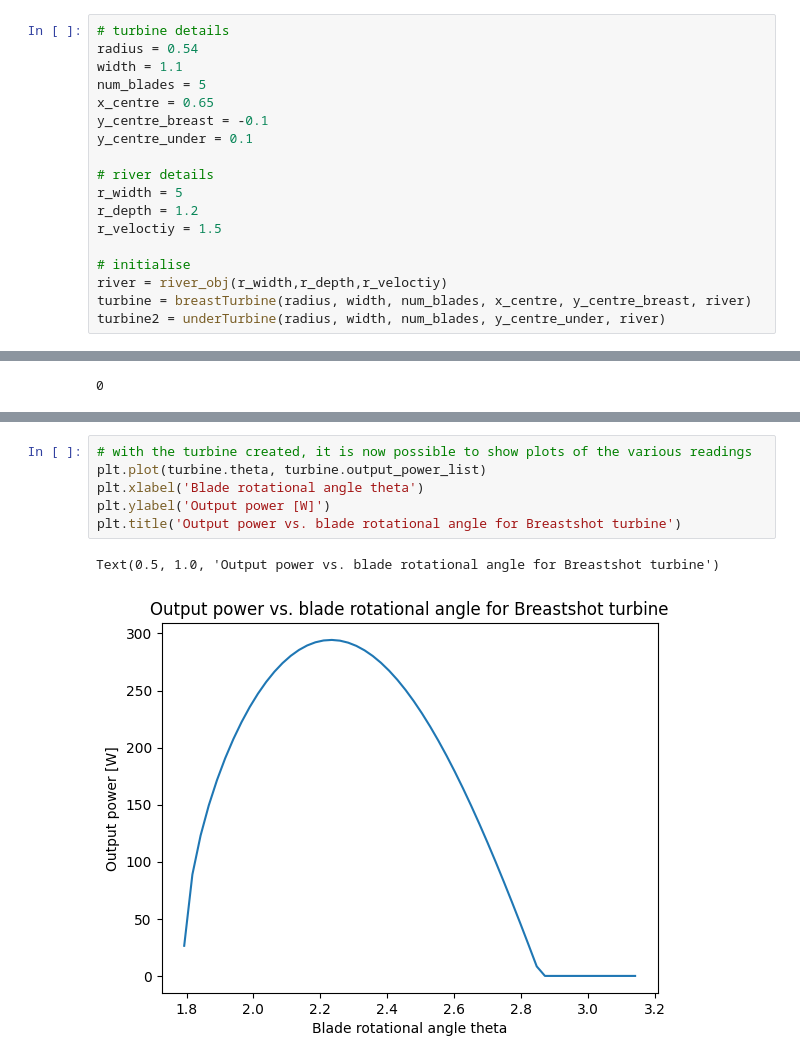
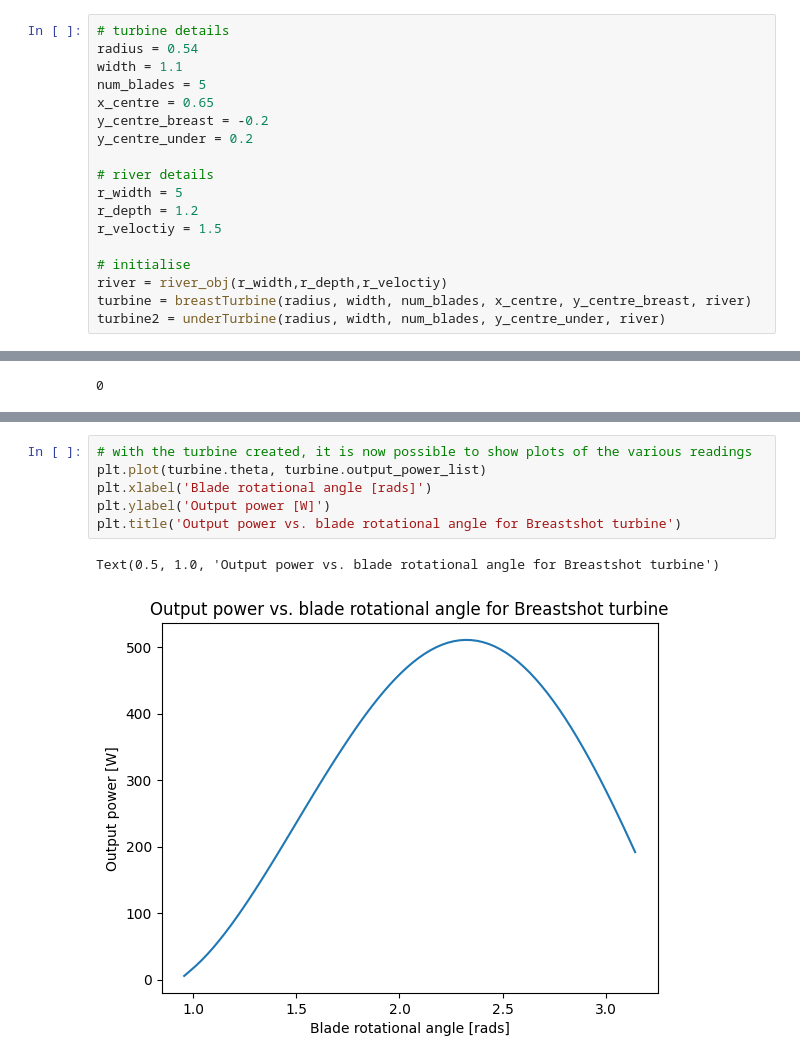
Before and after one commit to pilipb/DP4-code, a Jupyter notebook: test.ipynb, the cells around one changed output, grey strips where cells are left out. Cells and saved outputs as stored; diff of their text form.

```diff
--- a/test.ipynb
+++ b/test.ipynb
@@ -17,8 +17,8 @@ radius = 0.54
 width = 1.1
 num_blades = 5
 x_centre = 0.65
-y_centre_breast = -0.1
-y_centre_under = 0.1
+y_centre_breast = -0.2
+y_centre_under = 0.2
 
 # river details
 r_width = 5
@@ -70,12 +70,12 @@ plt.show()
 # %%
 # with the turbine created, it is now possible to show plots of the various readings
 plt.plot(turbine.theta, turbine.output_power_list)
-plt.xlabel('Blade rotational angle theta')
+plt.xlabel('Blade rotational angle [rads]')
 plt.ylabel('Output power [W]')
 plt.title('Output power vs. blade rotational angle for Breastshot turbine')
 # %% [output]
 Text(0.5, 1.0, 'Output power vs. blade rotational angle for Breastshot turbine')
-[figure, old version]
+[figure, new version]
 # %%
 # now for the undershot turbine
 RPM = 15
```
Also changed, not shown: parts of 2 cells of this notebook, 2 other files.
